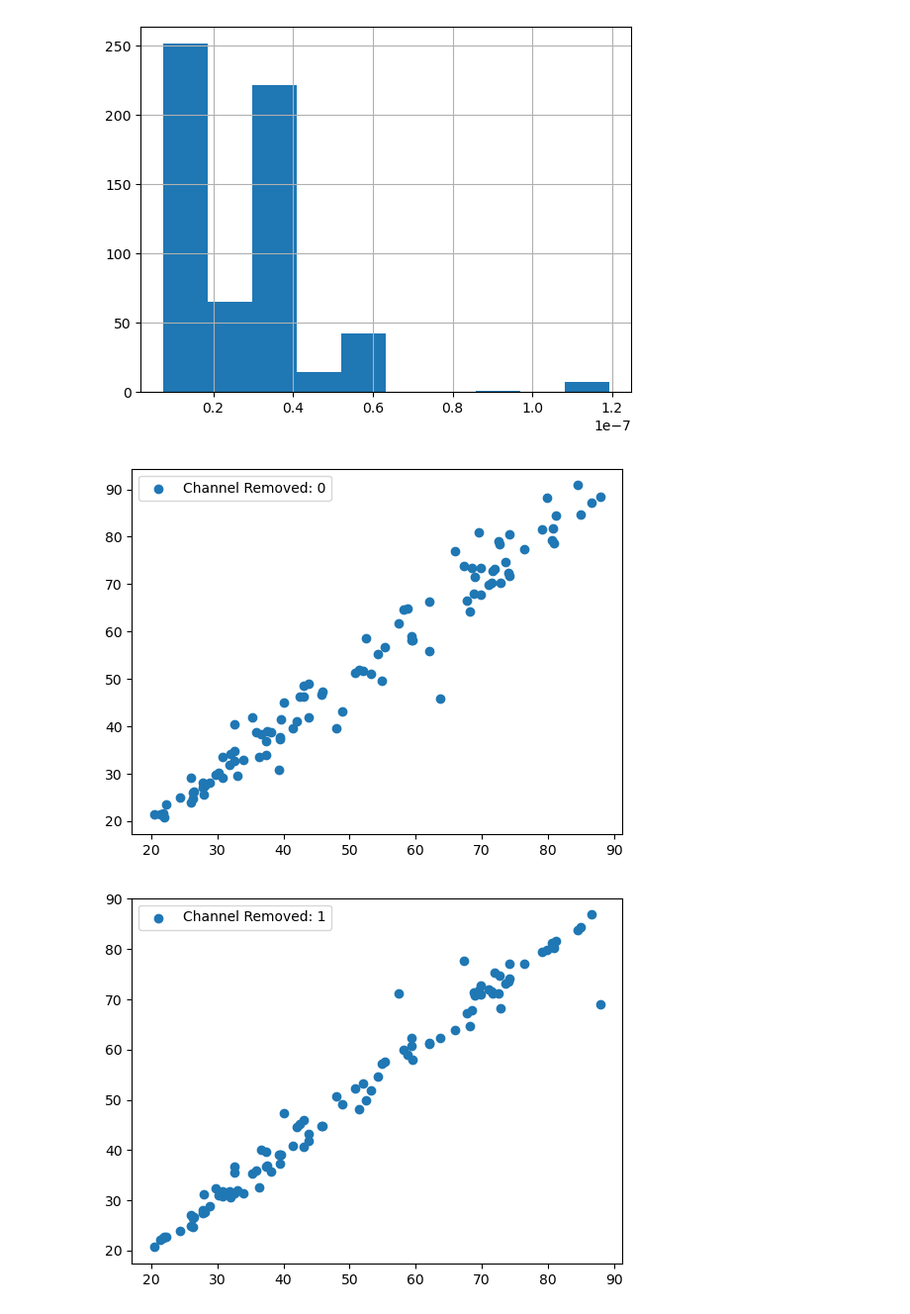
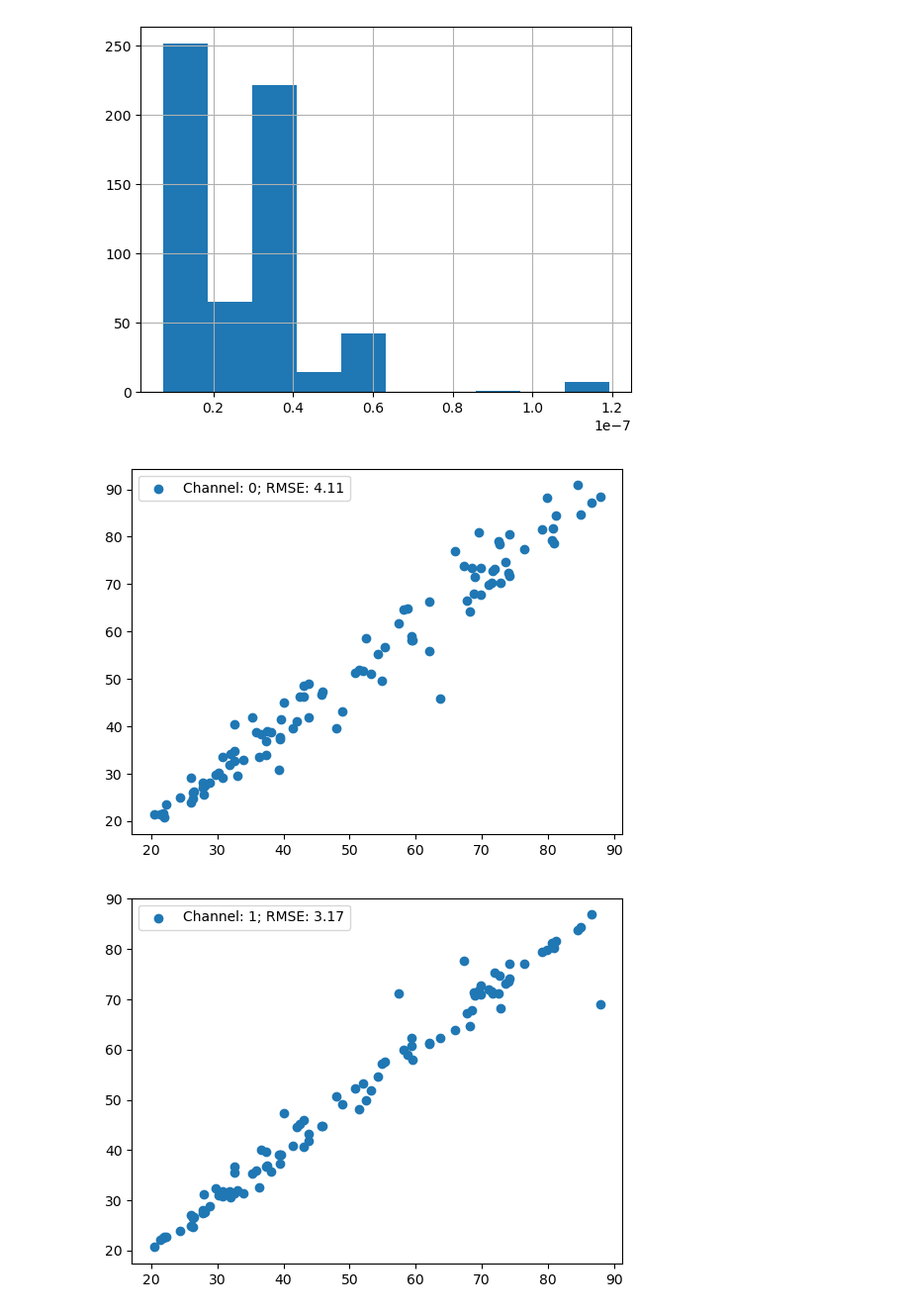
Before and after one commit to sanhitamj/ecg_unravel, a Jupyter notebook: notebooks/n_chan_removal.ipynb, the cells around one changed output. Shown at 99% size. Saved outputs shown, nothing was run; the diff lists cells and outputs as text; code cells hidden in the pictures.

Commit message:
plots; edits to predict function

```diff
--- a/notebooks/n_chan_removal.ipynb
+++ b/notebooks/n_chan_removal.ipynb
@@ -96,16 +96,17 @@ for chan in range(12):
         keep_orig_cols=False,
     )
 # %%
+from sklearn.metrics import root_mean_squared_error
 for chan in range(12):
     df_c = pd.read_csv(f"{outdir}/prediction_chan{chan}.csv")
     df_c = df_c.merge(
         df[['exam_id', 'nn_predicted_age']],
         on='exam_id',
     )
-
-    plt.scatter(df_c['nn_predicted_age'], df_c['torch_pred'], label=f"Channel Removed: {chan}")
+    rmse = round(root_mean_squared_error(df_c['nn_predicted_age'], df_c['torch_pred']), 2)
+    plt.scatter(df_c['nn_predicted_age'], df_c['torch_pred'], label=f"Channel: {chan}; RMSE: {rmse}")
     plt.legend()
     plt.show()
 # %% [output]
-[figure, old version]
+[figure, new version]
-[figure, old version]
+[figure, new version]
```
Also changed, not shown: parts of 1 cell of this notebook, 1 other file.
